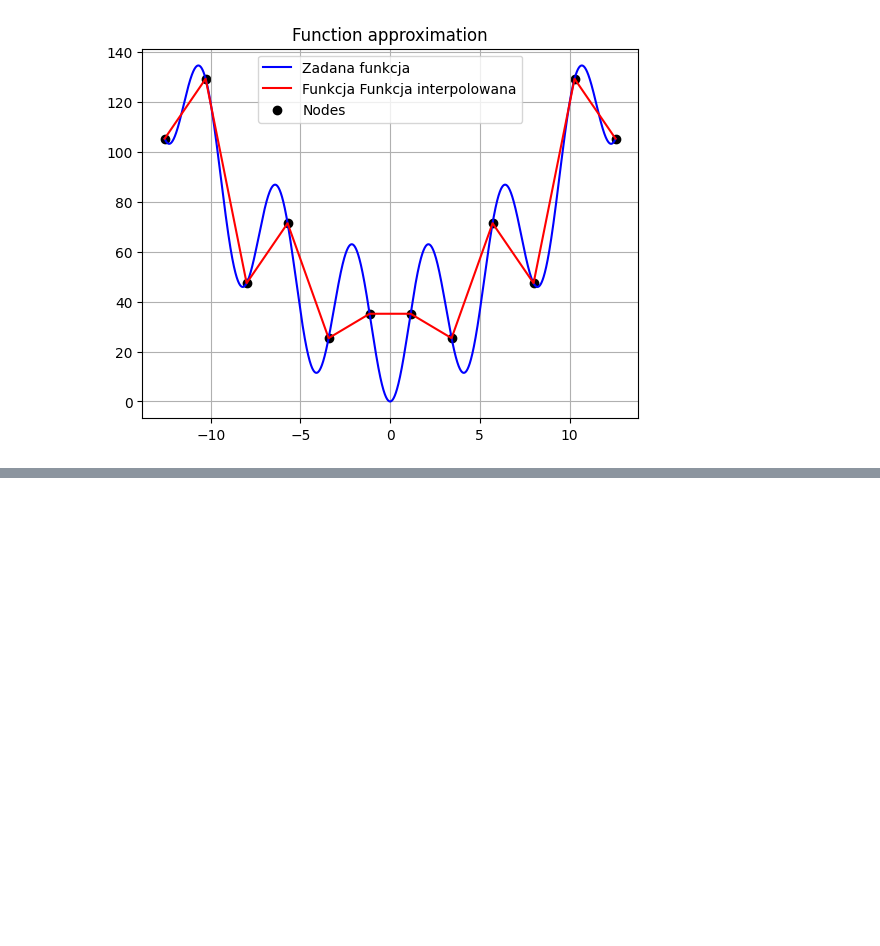
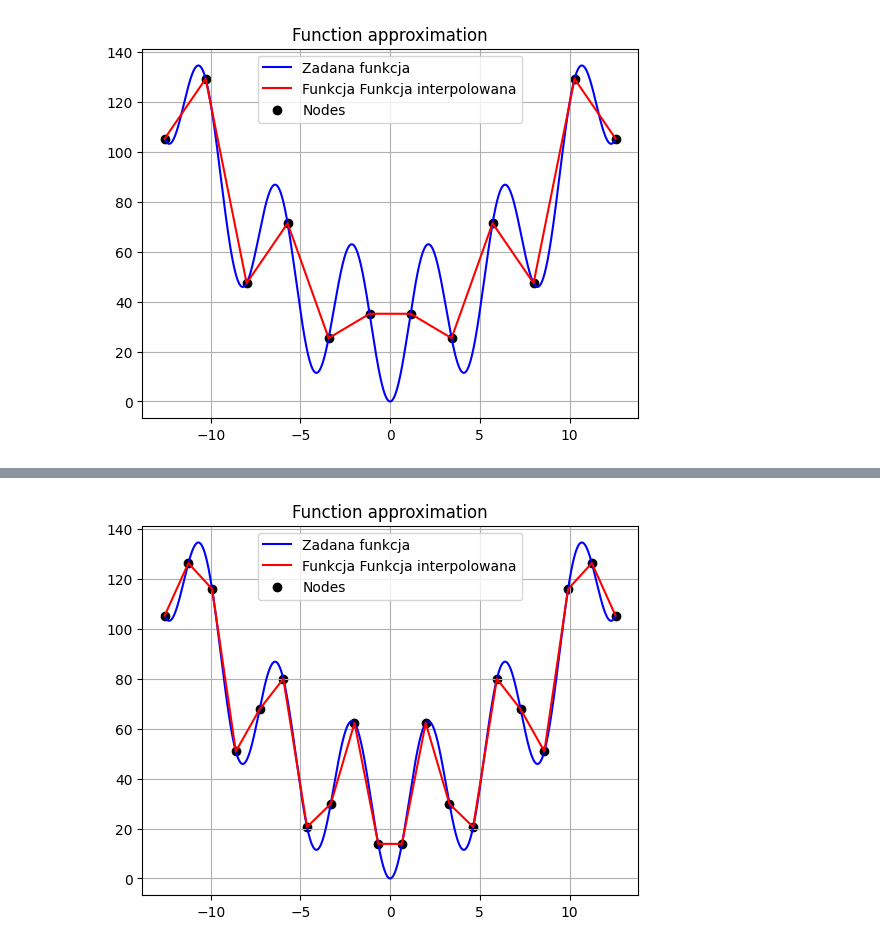
Before and after one commit to JakubFr4czek/MOwNiT, a Jupyter notebook: lab4/fraczek_4.ipynb, the cells around one changed output, grey strips where cells are left out. Saved outputs shown, nothing was run; the diff lists cells and outputs as text; code cells hidden in the pictures; blank space fills up the shorter version.

```diff
--- a/lab4/fraczek_4.ipynb
+++ b/lab4/fraczek_4.ipynb
@@ -76,0 +192,4 @@ approx(12,55, [1 for _ in range(12)])
+# %%
+draw_approx(20, 28, [1 for i in range(20)])
+# %% [output]
+[figure, added]
```
Also changed, not shown: parts of 14 cells of this notebook, 2 other files.
